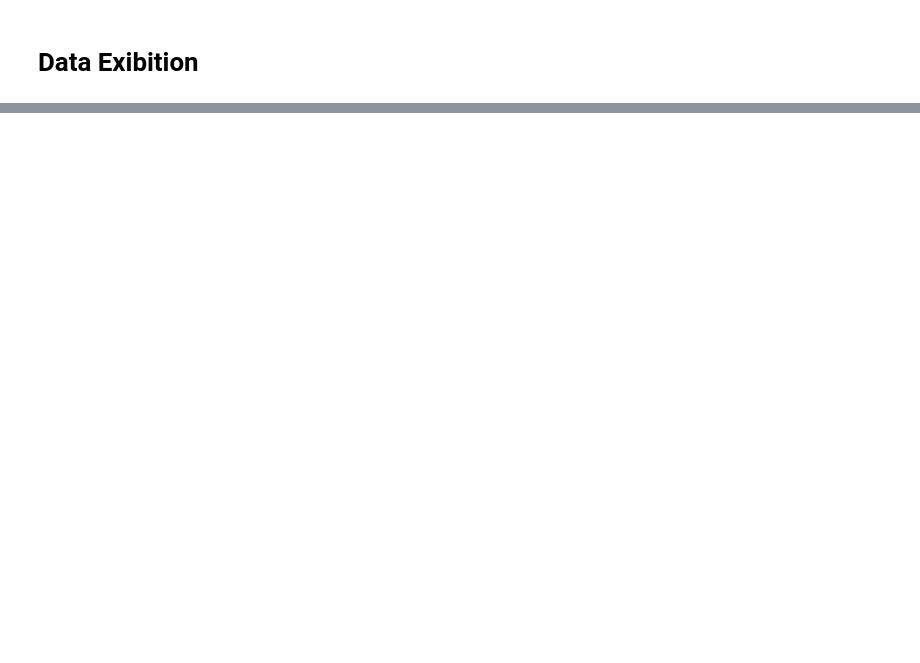
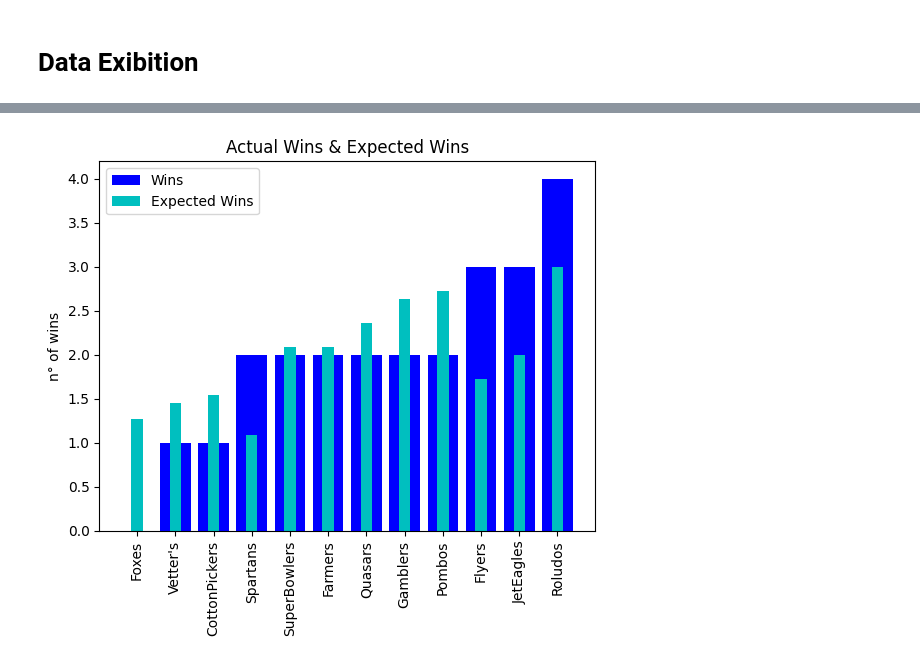
Before and after one commit to Artlima1/lfl, a Jupyter notebook: FantasyLeague.ipynb, the cells around one changed output, grey strips where cells are left out. Cells and saved outputs as stored; diff of their text form; code cells hidden in the pictures; blank space fills up the shorter version.

```diff
--- a/FantasyLeague.ipynb
+++ b/FantasyLeague.ipynb
@@ -178,16 +177,18 @@ plt.ylabel('Average Performance') ##Label on Y axis
 # %%
-df = df.sort_values(by=['wins', 'exp_w'])
-df = df.reset_index(drop=True)
+exp_w_sorted_df = league_df.sort_values(by=['wins', 'exp_w'])
+exp_w_sorted_df = exp_w_sorted_df.reset_index(drop=True)
 
 fig, ax = plt.subplots()
 
-ax.bar(df['team'], df['wins'], 0.8, label='Wins', color = 'b')
-ax.bar(df['team'], df['exp_w'], 0.3, label='Expected Wins', color = 'c')
+ax.bar(exp_w_sorted_df['short_name'], exp_w_sorted_df['wins'], 0.8, label='Wins', color='b')
+ax.bar(exp_w_sorted_df['short_name'], exp_w_sorted_df['exp_w'], 0.3, label='Expected Wins', color='c')
 
 ax.set_ylabel('n° of wins')
 ax.set_title('Actual Wins & Expected Wins')
 ax.legend()
 
 plt.xticks(rotation=90)
 
 plt.show()
+# %% [output]
+[figure, added]
```
Also changed, not shown: parts of 27 cells of this notebook.
